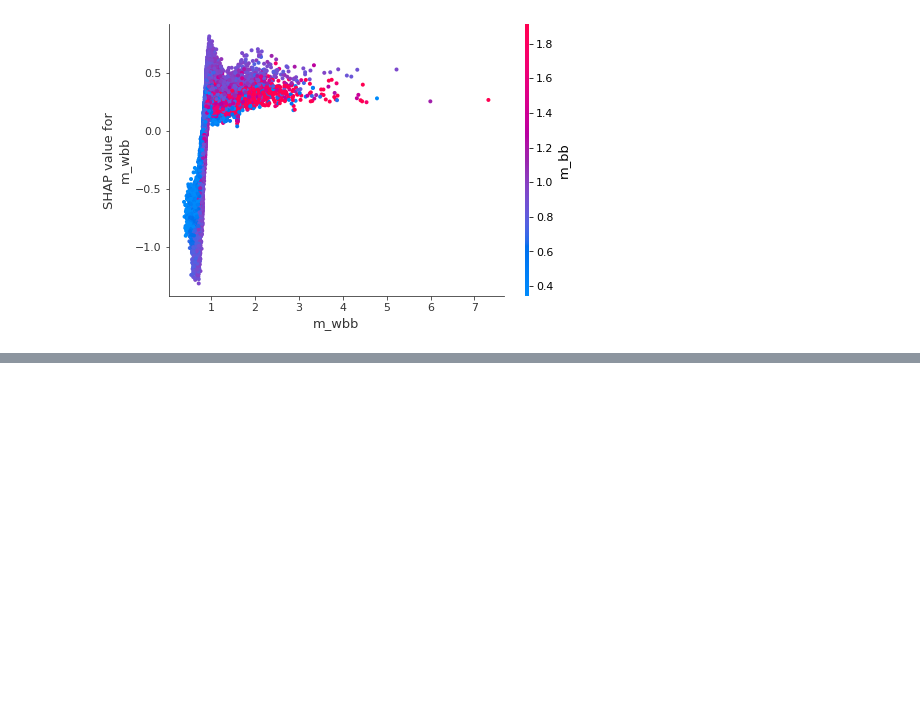
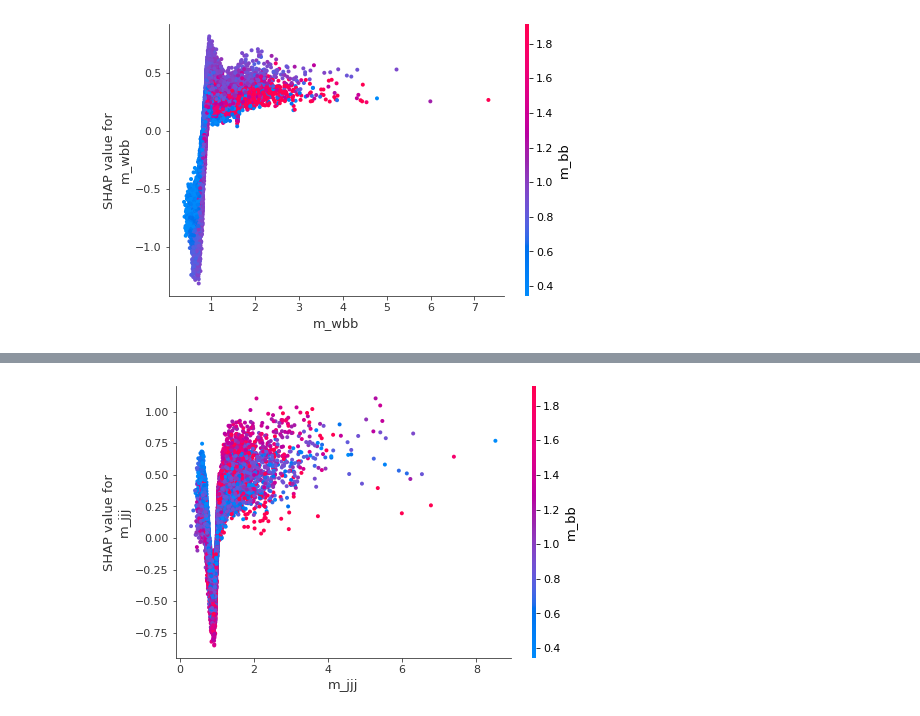
Before and after one commit to rpezoa/hep_shap, a Jupyter notebook: notebooks/shap_xgboost_plots.ipynb, the cells around one changed output, grey strips where cells are left out. Cells and saved outputs as stored; diff of their text form; code cells hidden in the pictures; blank space fills up the shorter version.

```diff
--- a/notebooks/shap_xgboost_plots.ipynb
+++ b/notebooks/shap_xgboost_plots.ipynb
@@ -268,0 +357,4 @@ print("-")
+# %%
+shap.dependence_plot("m_jjj", shap_values,  X_test )
+# %% [output]
+[figure, added]
```
Also changed, not shown: parts of 39 cells of this notebook.
